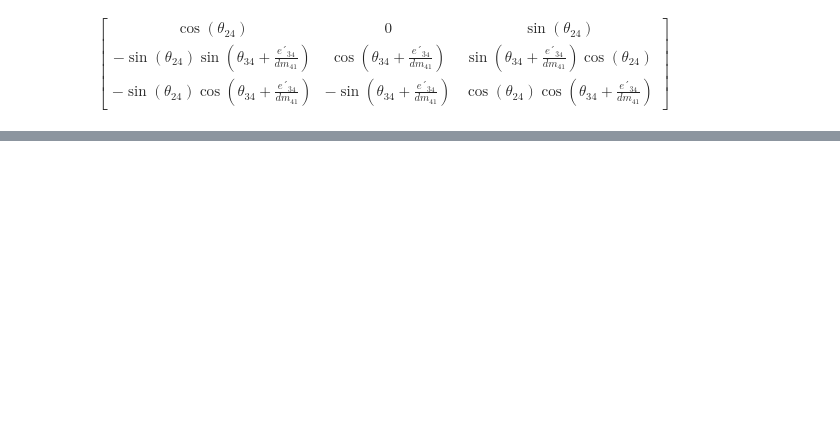
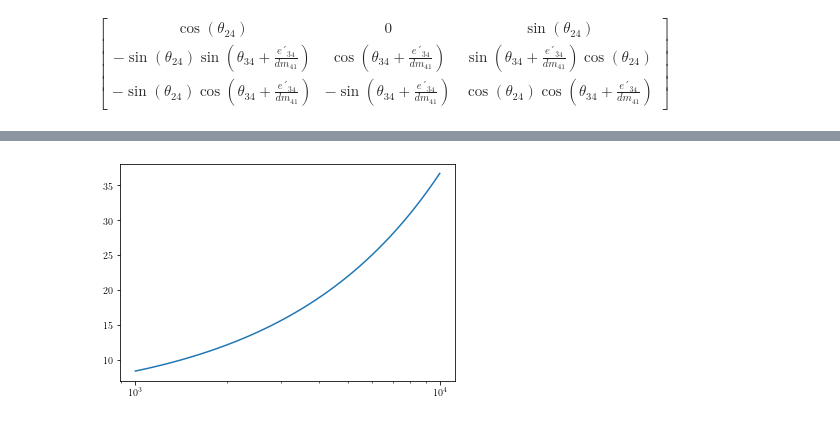
Before and after one commit to Sjoeborg/thesis, a Jupyter notebook: diag_v2.ipynb, the cells around one changed output, grey strips where cells are left out. Cells and saved outputs as stored; diff of their text form; code cells hidden in the pictures; blank space fills up the shorter version.

```diff
--- a/diag_v2.ipynb
+++ b/diag_v2.ipynb
@@ -461,0 +549,3 @@ U_m2_func(1e3,0.1,0.1)
+# %%
+R1 =  sp.sqrt(A_nc**2 +4*A_nc*m_41*sp.cos(th_24)**2*sp.cos(th_34)**2 - 2*A_nc*m_41 + m_41**2)/(4*E)
+R1 =  sp.sqrt(A_nc**2 -4*A_nc*m_41*sp.cos(th_24)**2*sp.cos(th_34)**2 - 2*A_nc*m_41 + m_41**2)/(4*E)
@@ -461,0 +556,8 @@ U_m2_func(1e3,0.1,0.1)
+# %%
+den = sp.simplify(8*E*R1*(-A_nc+4*E*R1-m_41)).subs({A_nc:2*E*1e18*V_nc, m_41:param_dict_num['dm_41']})
+den_func = sp.lambdify([E,th_24,th_34], den, 'numpy')
+# %%
+plt.plot(E_range, den_func(E_range,0.04,0.04))
+plt.xscale('log')
+# %% [output]
+[figure, added]
```
Also changed, not shown: parts of 23 cells of this notebook, 1 other file.
